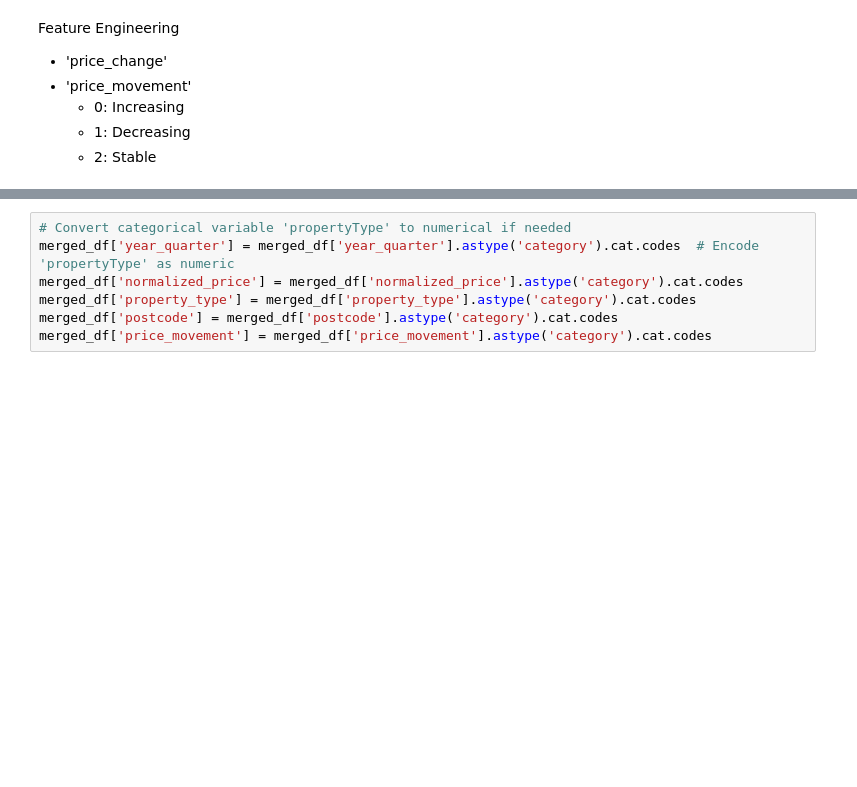
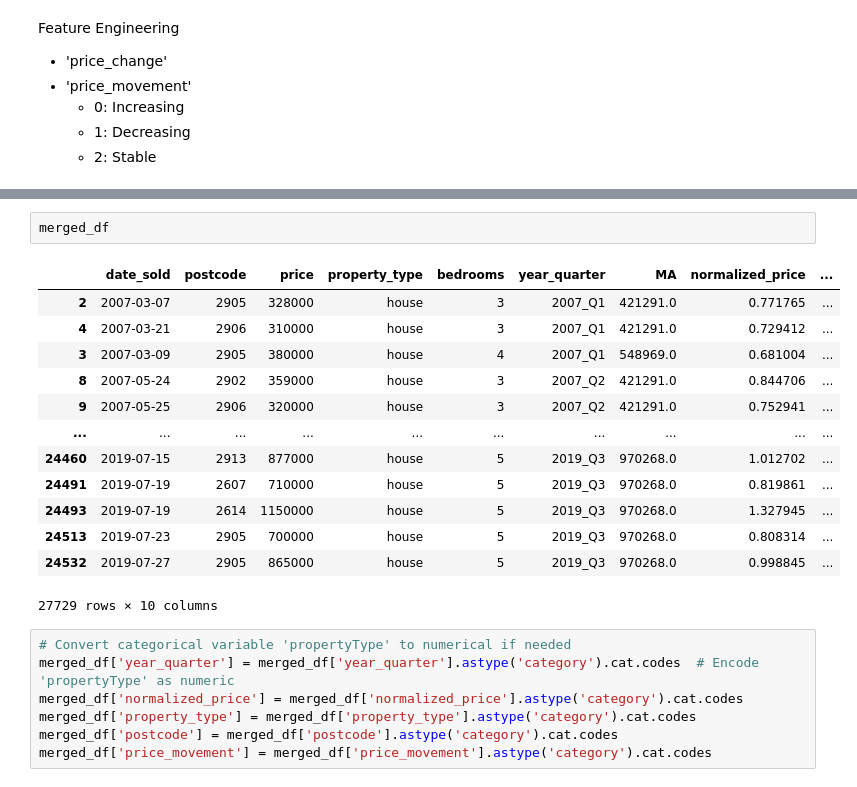
Before and after one commit to gracesosa/RealEstate_TrendClassification, a Jupyter notebook: Notebooks/DataPreprocessing2.ipynb, the cells around one changed output, grey strips where cells are left out. Cells and saved outputs as stored; diff of their text form; blank space fills up the shorter version.

```diff
--- a/Notebooks/DataPreprocessing2.ipynb
+++ b/Notebooks/DataPreprocessing2.ipynb
@@ -152,6 +159,22 @@ merged_df = merged_df[['MA', 'postcode', 'bedrooms','date_sold', 'price', 'prope
 merged_df.head(10)'''
 # %% [output]
 "# Define thresholds for movement classification (increase, stable, decrease)\nthreshold = 1  # Define a threshold percentage (e.g., 1% increase or decrease)\nmerged_df['price_movement'] = merged_df[' ...
+# %%
+merged_df
+# %% [output]
+|  | date_sold | postcode | price | property_type | bedrooms | year_quarter | MA | normalized_price | ... |
+| 2 | 2007-03-07 | 2905 | 328000 | house | 3 | 2007_Q1 | 421291.0 | 0.771765 | ... |
+| 4 | 2007-03-21 | 2906 | 310000 | house | 3 | 2007_Q1 | 421291.0 | 0.729412 | ... |
+| 3 | 2007-03-09 | 2905 | 380000 | house | 4 | 2007_Q1 | 548969.0 | 0.681004 | ... |
+| 8 | 2007-05-24 | 2902 | 359000 | house | 3 | 2007_Q2 | 421291.0 | 0.844706 | ... |
+| 9 | 2007-05-25 | 2906 | 320000 | house | 3 | 2007_Q2 | 421291.0 | 0.752941 | ... |
+| ... | ... | ... | ... | ... | ... | ... | ... | ... | ... |
+| 24460 | 2019-07-15 | 2913 | 877000 | house | 5 | 2019_Q3 | 970268.0 | 1.012702 | ... |
+| 24491 | 2019-07-19 | 2607 | 710000 | house | 5 | 2019_Q3 | 970268.0 | 0.819861 | ... |
+| 24493 | 2019-07-19 | 2614 | 1150000 | house | 5 | 2019_Q3 | 970268.0 | 1.327945 | ... |
+| 24513 | 2019-07-23 | 2905 | 700000 | house | 5 | 2019_Q3 | 970268.0 | 0.808314 | ... |
+| 24532 | 2019-07-27 | 2905 | 865000 | house | 5 | 2019_Q3 | 970268.0 | 0.998845 | ... |
+27729 rows × 10 columns
 # %%
 # Convert categorical variable 'propertyType' to numerical if needed
 merged_df['year_quarter'] = merged_df['year_quarter'].astype('category').cat.codes  # Encode 'propertyType' as numeric
```
Also changed, not shown: parts of 17 cells of this notebook.
